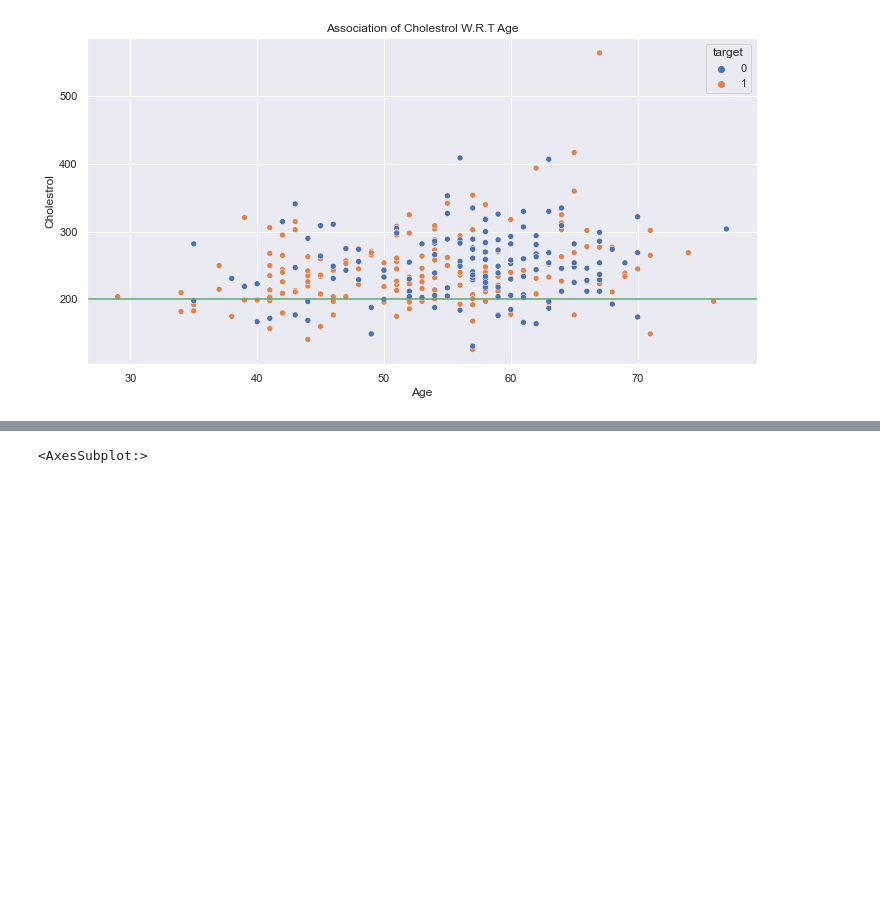
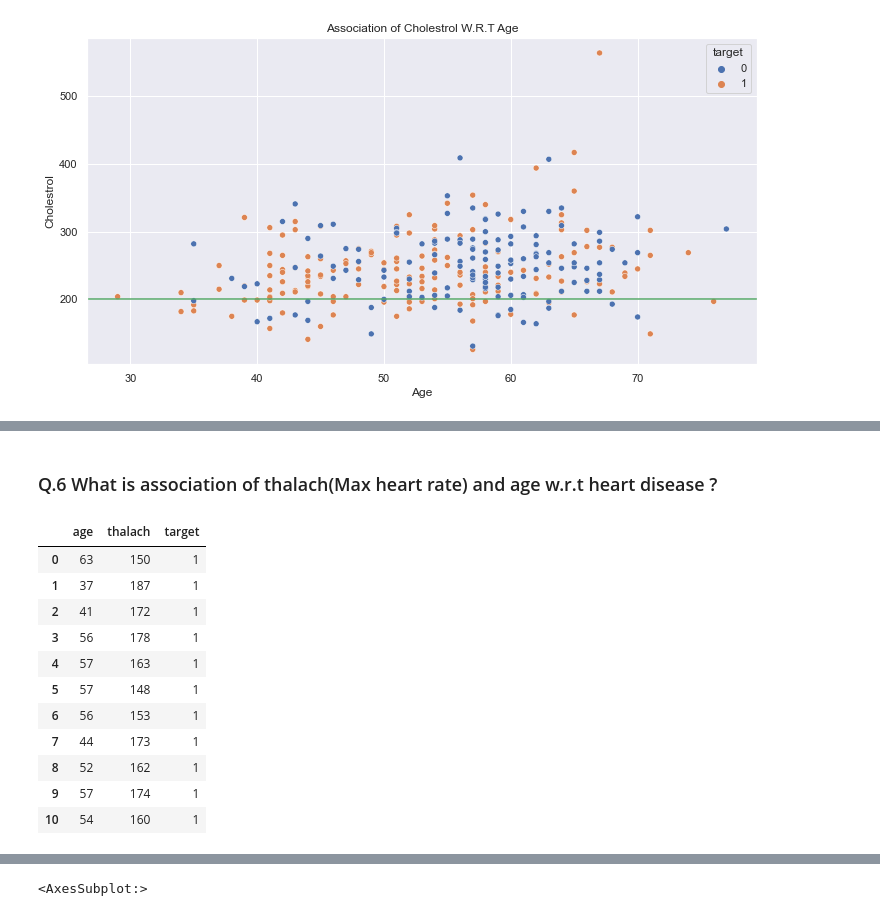
Before and after one commit to sujeet301084/ml-heart-disease-predict, a Jupyter notebook: heart-disease-ml.ipynb, the cells around one changed output, grey strips where cells are left out. Saved outputs shown, nothing was run; the diff lists cells and outputs as text; code cells hidden in the pictures; blank space fills up the shorter version.

```diff
--- a/heart-disease-ml.ipynb
+++ b/heart-disease-ml.ipynb
@@ -638,0 +648,17 @@ plt.show()
+# %% [markdown]
+### Q.6 What is association of thalach(Max heart rate) and age w.r.t heart disease ?
+# %%
+data.loc[0:10,['age', 'thalach', 'target']]
+# %% [output]
+|  | age | thalach | target |
+| 0 | 63 | 150 | 1 |
+| 1 | 37 | 187 | 1 |
+| 2 | 41 | 172 | 1 |
+| 3 | 56 | 178 | 1 |
+| 4 | 57 | 163 | 1 |
+| 5 | 57 | 148 | 1 |
+| 6 | 56 | 153 | 1 |
+| 7 | 44 | 173 | 1 |
+| 8 | 52 | 162 | 1 |
+| 9 | 57 | 174 | 1 |
+| 10 | 54 | 160 | 1 |
```
Also changed, not shown: parts of 30 cells of this notebook.
